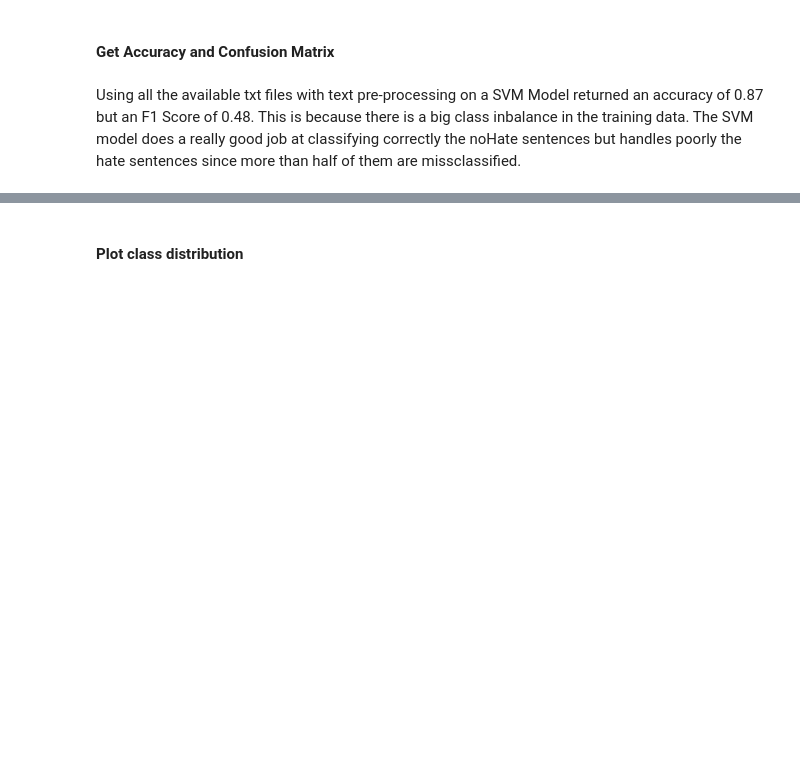
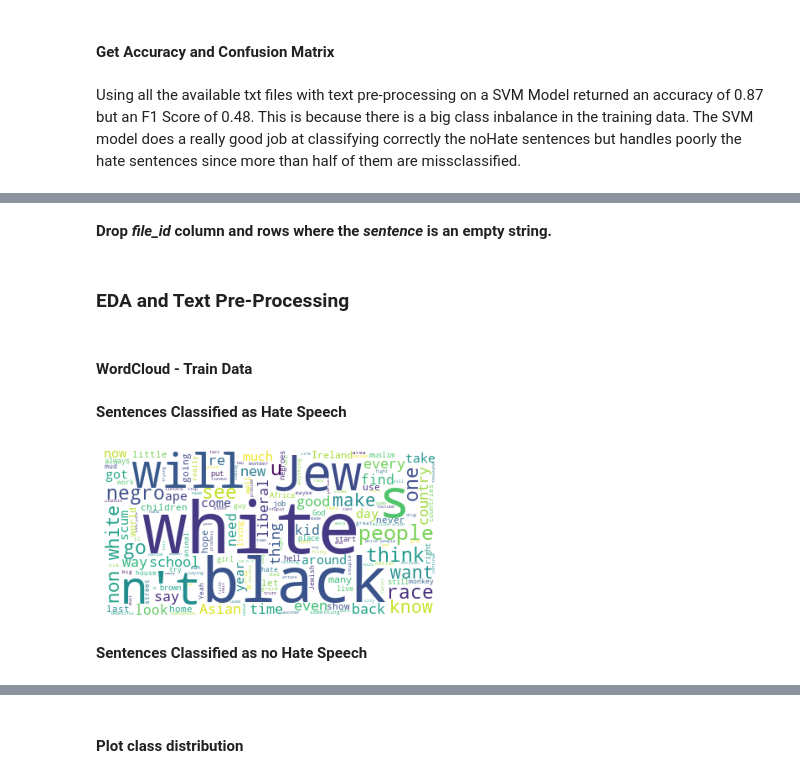
Before and after one commit to dmegkos/MSc-Dissertation-DS-2022, a Jupyter notebook: Thesis_Project.ipynb, the cells around one changed output, grey strips where cells are left out. Cells and saved outputs as stored; diff of their text form; code cells hidden in the pictures; blank space fills up the shorter version.

```diff
--- a/Thesis_Project.ipynb
+++ b/Thesis_Project.ipynb
@@ -365,0 +290,2 @@ cleanPosts_ts = pd.read_csv('hate-speech-dataset-master/cleanPosts_ts.csv')
+# %% [markdown]
+**Drop *file_id* column and rows where the *sentence* is an empty string.**
@@ -365,0 +312,17 @@ cleanPosts_ts = pd.read_csv('hate-speech-dataset-master/cleanPosts_ts.csv')
+# %% [markdown]
+### EDA and Text Pre-Processing
+# %% [markdown]
+#### WordCloud - Train Data
+# %% [markdown]
+**Sentences Classified as Hate Speech**
+# %%
+# WordCloud for sentences classified as hate
+wc_hate_tr = WordCloud(background_color='white').generate(' '.join(train_df['sentence'][train_df['label']=='hate']))
+# Generate plot
+plt.imshow(wc_hate_tr)
+plt.axis("off")
+plt.show()
+# %% [output]
+[figure, added]
+# %% [markdown]
+**Sentences Classified as no Hate Speech**
```
Also changed, not shown: parts of 136 cells of this notebook, 1 other file.
